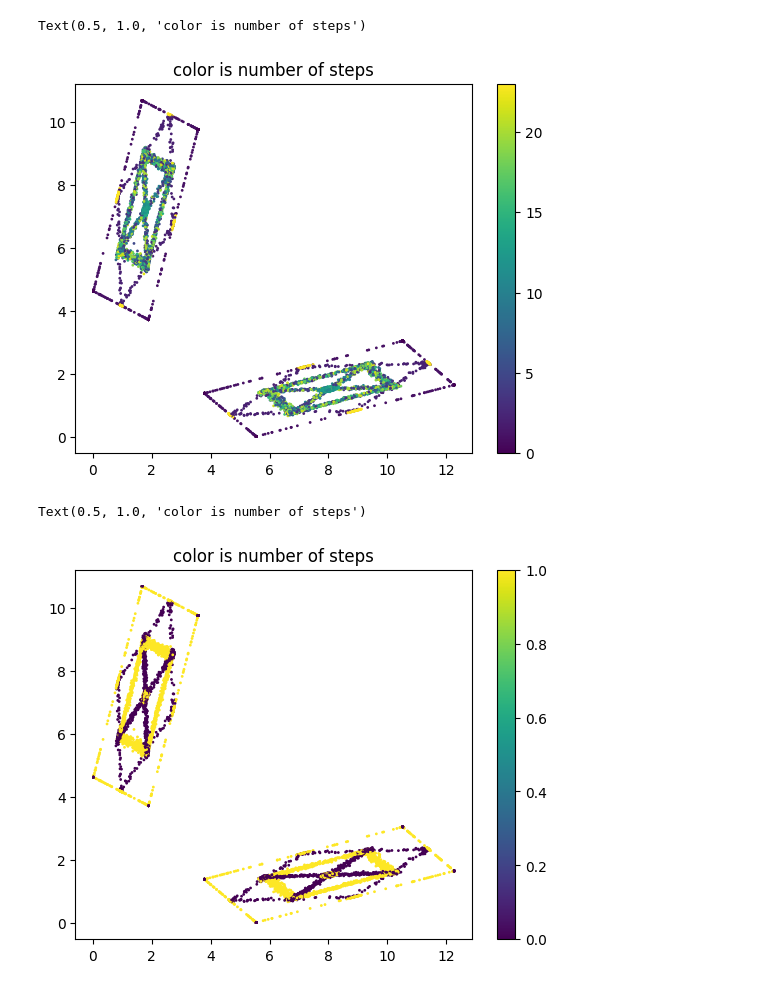
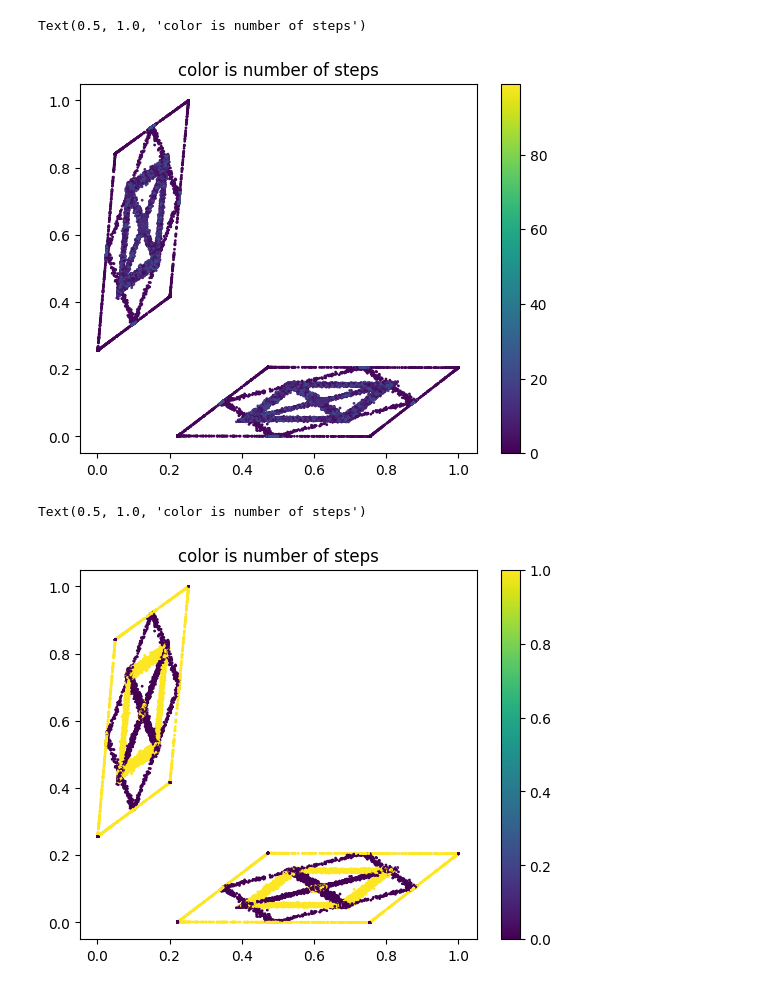
Before and after one commit to filipkojro/qw-defects, a Jupyter notebook: autoencoder_test.ipynb, the cells around one changed output. Drawn from its saved outputs; the diff is of its cells as text; code cells hidden in the pictures.

```diff
--- a/autoencoder_test.ipynb
+++ b/autoencoder_test.ipynb
@@ -25,8 +26,8 @@ class Autoencoder(tf.keras.Model):
 latent_dim = 2
 autoencoder = Autoencoder(latent_dim)
 # %%
-X = np.load("dataset_denoising_multiple_X.npz")['arr_0']
-y = np.load("dataset_denoising_multiple_y.npz")['arr_0']
+X = np.load("dataset_autoenc_3_X.npz", allow_pickle=True)['arr_0']
+y = np.load("dataset_autoenc_3_y.npz", allow_pickle=True)['arr_0']
 
 print(f"X shape: {X.shape}")
 print(f"y shape: {y.shape}")
@@ -45,11 +46,12 @@ X test size: (11743, 8)
 autoencoder.compile(
     optimizer = tf.keras.optimizers.Adam(learning_rate=0.001),
     loss=tf.keras.losses.KLDivergence(),
+    metrics=[DistributionOverlap()]
 )
 
 history = autoencoder.fit(
-    y_train, y_train,
-    epochs=30,
+    X_train, X_train,
+    epochs=50,
     batch_size=32,
 )
 # %% [output]
@@ -126,17 +127,20 @@ print(autoy[:,0])
 # %%
-encoded_with_params = np.array(autoencoder.encoder(autoX))
+encoded_with_params = np.array(autoencoder.encoder(X))
+
+encoded_with_params[:,0] /= np.max(encoded_with_params[:,0])
+encoded_with_params[:,1] /= np.max(encoded_with_params[:,1])
 # %%
-plt.scatter(encoded_with_params[:,0], encoded_with_params[:,1], s=1, c=autoy[:,0])
+plt.scatter(encoded_with_params[:,0], encoded_with_params[:,1], s=1, c=y[:,0])
 plt.colorbar()
 plt.title("color is number of steps")
 # %% [output]
 Text(0.5, 1.0, 'color is number of steps')
-[figure, old version]
+[figure, new version]
 # %%
-plt.scatter(encoded_with_params[:,0], encoded_with_params[:,1], s=1, c=autoy[:,0]%2)
+plt.scatter(encoded_with_params[:,0], encoded_with_params[:,1], s=1, c=y[:,0]%2)
 plt.colorbar()
 plt.title("color is number of steps")
 # %% [output]
 Text(0.5, 1.0, 'color is number of steps')
-[figure, old version]
+[figure, new version]
 # %%
```
Also changed, not shown: parts of 12 cells of this notebook, 7 other files.
